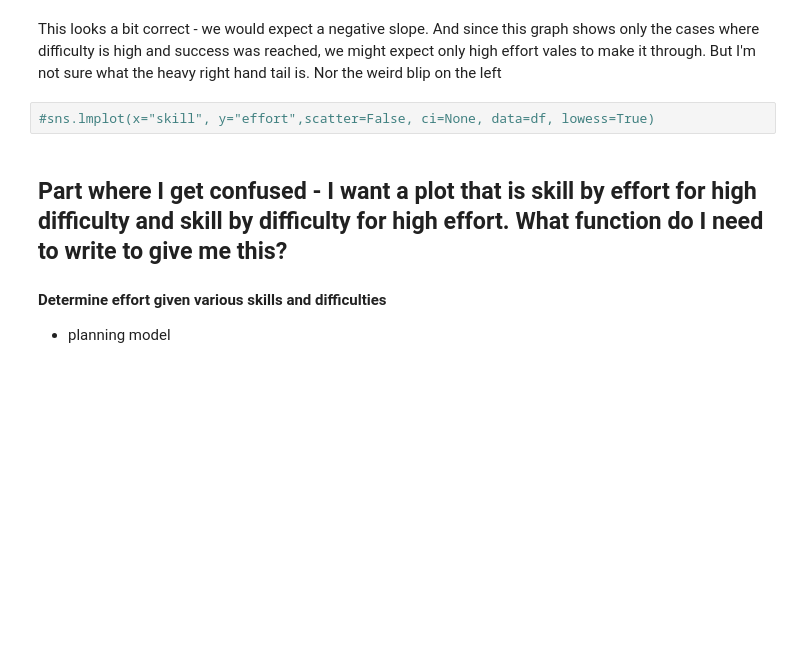
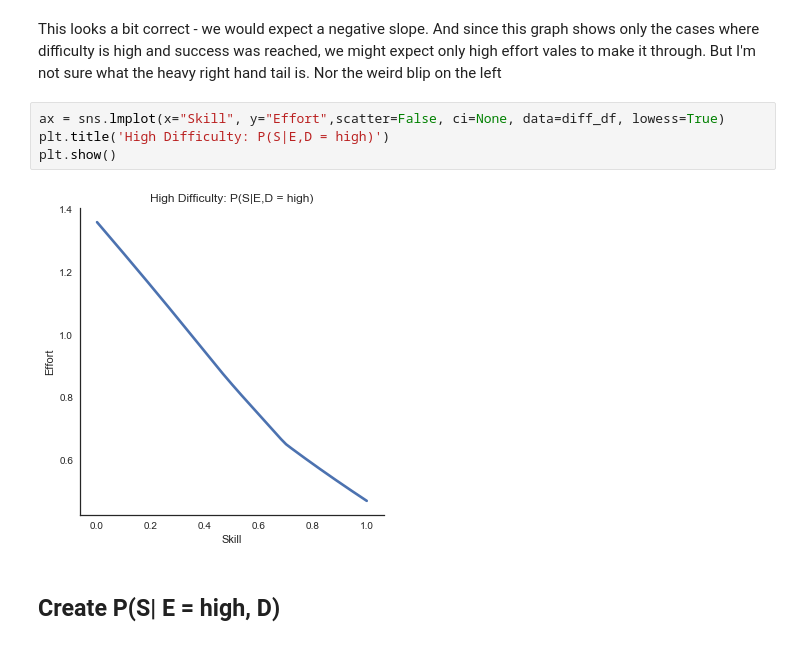
Before and after one commit to jlnrd/Effort, a Jupyter notebook: Effort_optimization_Inferring_Comp.ipynb, the cells around one changed output. Saved outputs shown, nothing was run; the diff lists cells and outputs as text; blank space fills up the shorter version.

```diff
--- a/Effort_optimization_Inferring_Comp.ipynb
+++ b/Effort_optimization_Inferring_Comp.ipynb
@@ -384,10 +370,10 @@ df.plot.scatter('effort','skill')
 # %% [markdown]
 This looks a bit correct - we would expect a negative slope. And since this graph shows only the cases where difficulty is high and success was reached, we might expect only high effort vales to make it through. But I'm not sure what the heavy right hand tail is. Nor the weird blip on the left
 # %%
-#sns.lmplot(x="skill", y="effort",scatter=False, ci=None, data=df, lowess=True)
+ax = sns.lmplot(x="Skill", y="Effort",scatter=False, ci=None, data=diff_df, lowess=True)
+plt.title('High Difficulty: P(S|E,D = high)')
+plt.show()
+# %% [output]
+[figure, added]
-# %% [markdown]
-## Part where I get confused - I want a plot that is skill by effort for high difficulty and skill by difficulty for high effort. What function do I need to write to give me this?
-
-
-#### Determine effort given various skills and difficulties
-* planning model
+# %% [markdown]
+## Create P(S| E = high, D)
```
Also changed, not shown: parts of 18 cells of this notebook.
